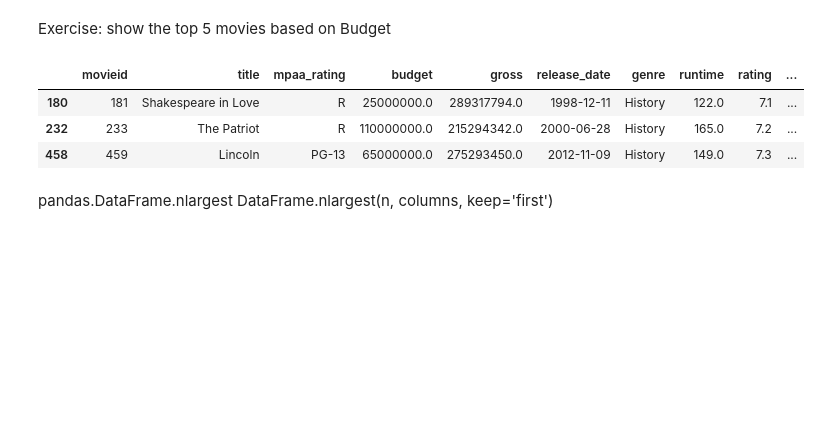
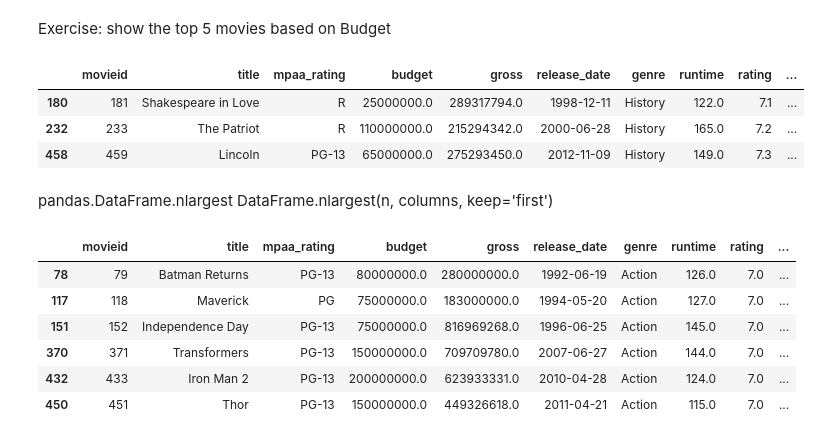
Before and after one commit to katybyte3000/Academy_Excercises, a Jupyter notebook: LSM_Excercises/Projekt01-Sprint04-Code Review.ipynb, the cells around one changed output. Cells and saved outputs as stored; diff of their text form; code cells hidden in the pictures; blank space fills up the shorter version.

```diff
--- a/LSM_Excercises/Projekt01-Sprint04-Code Review.ipynb
+++ b/LSM_Excercises/Projekt01-Sprint04-Code Review.ipynb
@@ -234,3 +234,14 @@ movies_df[(movies_df["rating"] < 8 ) & (movies_df["genre"] == "History")]
 # %% [markdown]
 pandas.DataFrame.nlargest
 DataFrame.nlargest(n, columns, keep='first')
+# %%
+#Ich ändere nun etwas
+movies_df[(movies_df["rating"] == 7 ) & (movies_df["genre"] == "Action")]
+# %% [output]
+|  | movieid | title | mpaa_rating | budget | gross | release_date | genre | runtime | rating | ... |
+| 78 | 79 | Batman Returns | PG-13 | 80000000.0 | 280000000.0 | 1992-06-19 | Action | 126.0 | 7.0 | ... |
+| 117 | 118 | Maverick | PG | 75000000.0 | 183000000.0 | 1994-05-20 | Action | 127.0 | 7.0 | ... |
+| 151 | 152 | Independence Day | PG-13 | 75000000.0 | 816969268.0 | 1996-06-25 | Action | 145.0 | 7.0 | ... |
+| 370 | 371 | Transformers | PG-13 | 150000000.0 | 709709780.0 | 2007-06-27 | Action | 144.0 | 7.0 | ... |
+| 432 | 433 | Iron Man 2 | PG-13 | 200000000.0 | 623933331.0 | 2010-04-28 | Action | 124.0 | 7.0 | ... |
+| 450 | 451 | Thor | PG-13 | 150000000.0 | 449326618.0 | 2011-04-21 | Action | 115.0 | 7.0 | ... |
```
Also changed, not shown: parts of 4 cells of this notebook.
